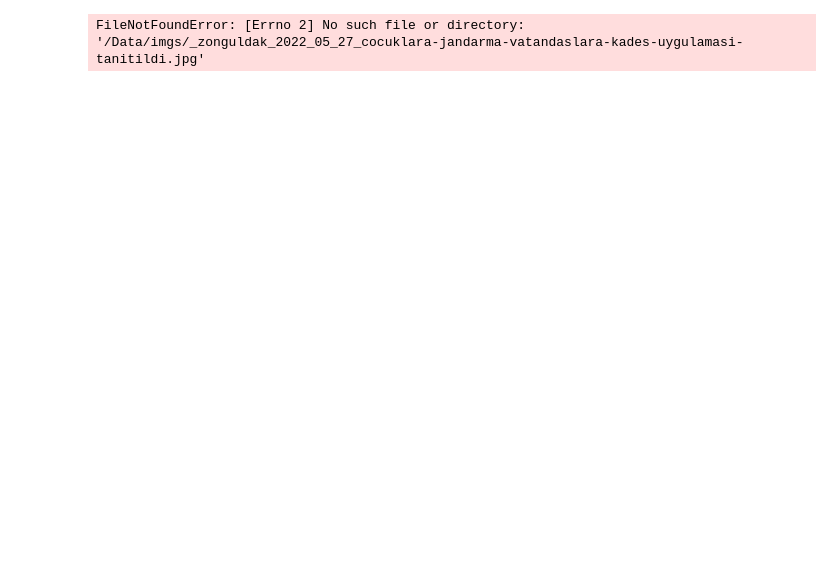
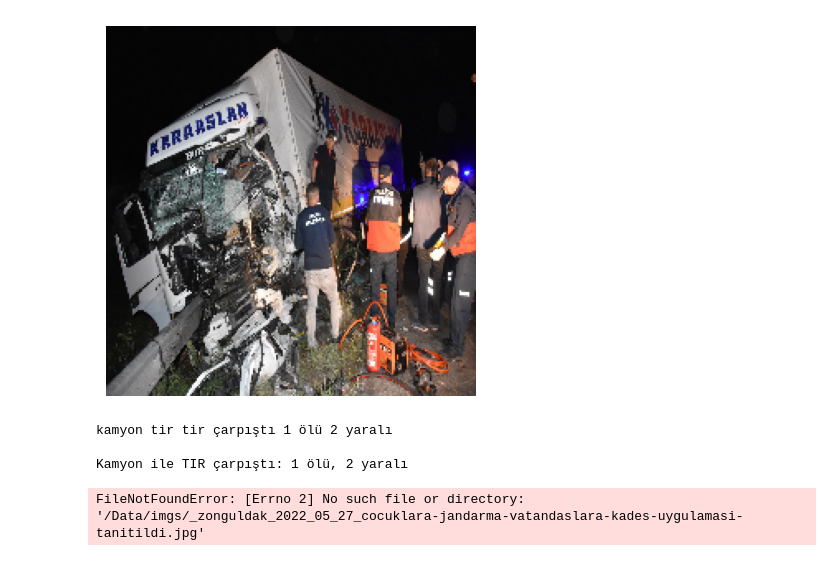
Before and after one commit to VisionLang/YapayGazeteci-Teknofest2024, a Jupyter notebook: Model/main .ipynb, the cells around one changed output. Saved outputs shown, nothing was run; the diff lists cells and outputs as text; code cells hidden in the pictures; blank space fills up the shorter version.

```diff
--- a/Model/main .ipynb
+++ b/Model/main .ipynb
@@ -335,5 +316,5 @@ y_texts shape:  (2500, 563)
 # %%
-class ImgToTextModel():
+class Img2TextModel():
     """
     # Image captioning model that generate meaningfull context and title from and image.
     """
@@ -381,6 +362,6 @@ class ImgToTextModel():
 
         return self.model
 # %%
-model = ImgToTextModel()
+model = Img2TextModel()
 
 model = model.build_model()
@@ -392,7 +370,7 @@ es = EarlyStopping(monitor='loss', patience=5, verbose=1)
 
 model.fit([X_images, X_texts],
           y_texts,
-          epochs=10,
+          epochs=100,
           batch_size=64,
           callbacks=[es])
 # %% [output]
@@ -420,7 +395,11 @@ Epoch 10/10
 # %%
 # plot_model(model, show_shapes=True)
 # %%
-def generate_text(test_image):
+def generate_text(index):
+
+  test_image = image_data[index]
+  real_title = df['Title'][index]
+
   initial_caption = '<start>'
   max_caption_length = 20
 
@@ -454,3 +433,5 @@ def generate_text(test_image):
   plt.show()
   print()
   print(final_caption)
+  print()
+  print(real_title)
@@ -468,0 +438,3 @@ jandarma jandarma kades kades uygulaması tanıtıldı
+# %%
+generate_text(4)
+# %% [output]
@@ -469,3 +450,7 @@ jandarma jandarma kades kades uygulaması tanıtıldı
+[figure, added]
+kamyon tir tir çarpıştı 1 ölü 2 yaralı
+
+Kamyon ile TIR çarpıştı: 1 ölü, 2 yaralı
 # %%
 all_imgs = []
 for title, img in zip(df['Title'], df['img_path']):
```
Also changed, not shown: parts of 13 cells of this notebook.
